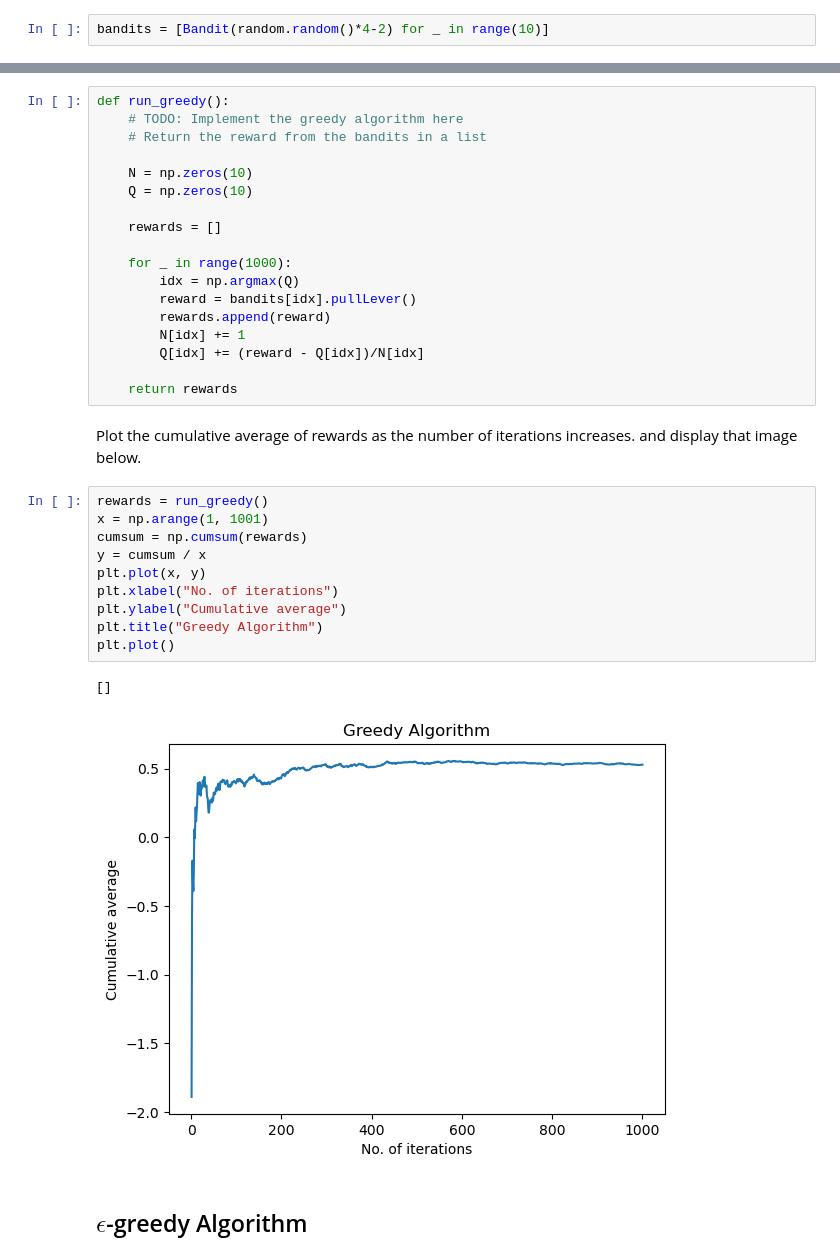
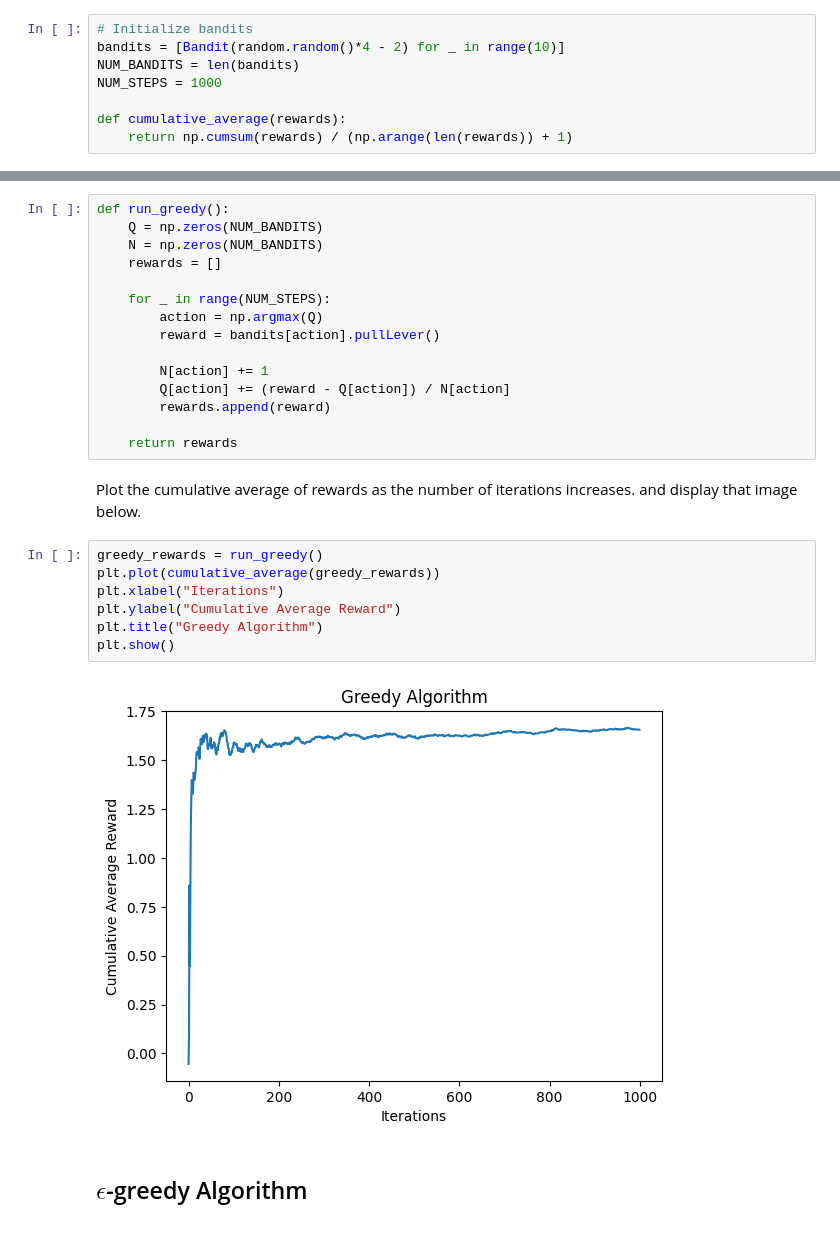
Before and after one commit to Daksh-Maahor/WIDS-2025-Intro-to-Reinforcement-Learning, a Jupyter notebook: Week 1/work_on_bandits.ipynb, the cells around one changed output, grey strips where cells are left out. Cells and saved outputs as stored; diff of their text form.

```diff
--- a/Week 1/work_on_bandits.ipynb
+++ b/Week 1/work_on_bandits.ipynb
@@ -13,7 +13,13 @@ In multi-armed bandits, you repeatedly pick among several such uncertain options
 # %% [markdown]
 A list of ten bandit objects initialized in the list...
 # %%
-bandits = [Bandit(random.random()*4-2) for _ in range(10)]
+# Initialize bandits
+bandits = [Bandit(random.random()*4 - 2) for _ in range(10)]
+NUM_BANDITS = len(bandits)
+NUM_STEPS = 1000
+
+def cumulative_average(rewards):
+    return np.cumsum(rewards) / (np.arange(len(rewards)) + 1)
 # %% [markdown]
 To generate reward from that bandit, use the pullLever() command
 # %%
@@ -24,36 +30,29 @@ bandits[0].pullLever()
 ## Greedy algorithm Implementation
 # %%
 def run_greedy():
-    # TODO: Implement the greedy algorithm here
-    # Return the reward from the bandits in a list
-
-    N = np.zeros(10)
-    Q = np.zeros(10)
-
+    Q = np.zeros(NUM_BANDITS)
+    N = np.zeros(NUM_BANDITS)
     rewards = []
 
-    for _ in range(1000):
-        idx = np.argmax(Q)
-        reward = bandits[idx].pullLever()
+    for _ in range(NUM_STEPS):
+        action = np.argmax(Q)
+        reward = bandits[action].pullLever()
+
+        N[action] += 1
+        Q[action] += (reward - Q[action]) / N[action]
         rewards.append(reward)
-        N[idx] += 1
-        Q[idx] += (reward - Q[idx])/N[idx]
 
     return rewards
 # %% [markdown]
 Plot the cumulative average of rewards as the number of iterations increases. and display that image below.
 # %%
-rewards = run_greedy()
-x = np.arange(1, 1001)
-cumsum = np.cumsum(rewards)
-y = cumsum / x
-plt.plot(x, y)
-plt.xlabel("No. of iterations")
-plt.ylabel("Cumulative average")
+greedy_rewards = run_greedy()
+plt.plot(cumulative_average(greedy_rewards))
+plt.xlabel("Iterations")
+plt.ylabel("Cumulative Average Reward")
 plt.title("Greedy Algorithm")
-plt.plot()
+plt.show()
 # %% [output]
-[]
-[figure, old version]
+[figure, new version]
 # %% [markdown]
 ## $\epsilon$-greedy Algorithm
```
Also changed, not shown: parts of 11 cells of this notebook.
